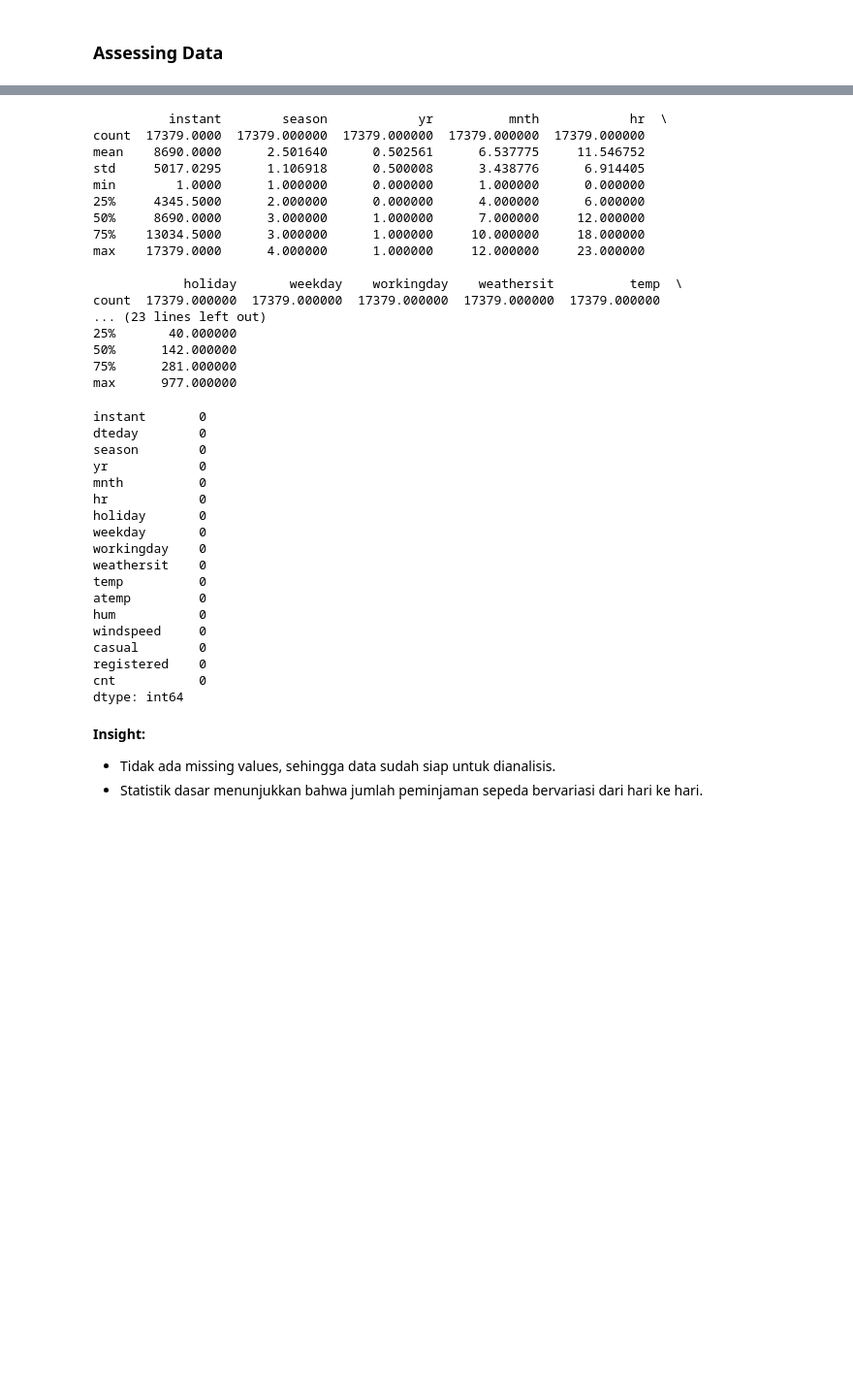
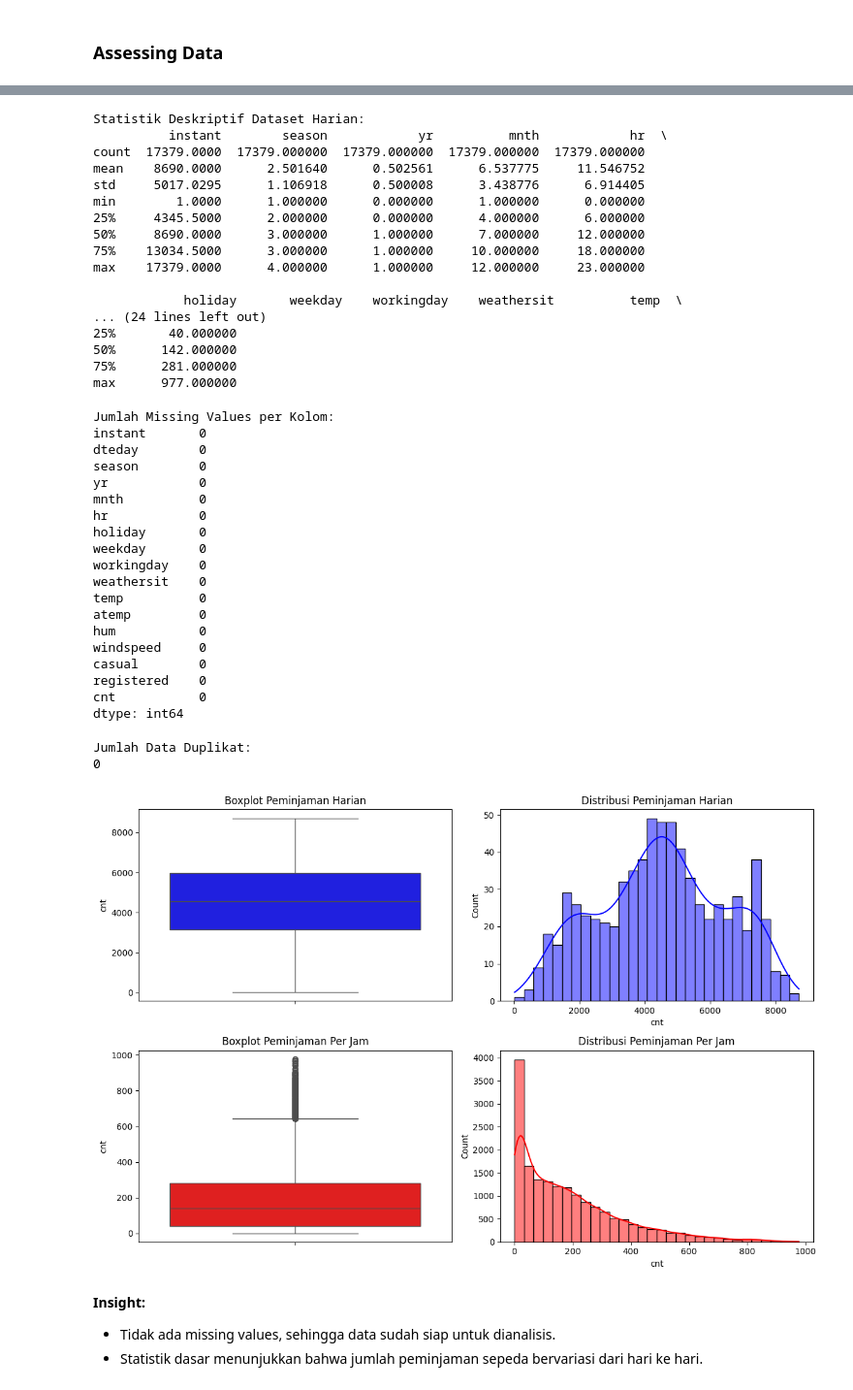
Before and after one commit to RivaroFarrelino/bike-sharing-analysis-dashboard, a Jupyter notebook: notebook.ipynb, the cells around one changed output, grey strips where cells are left out. Shown at 97% size. Saved outputs shown, nothing was run; the diff lists cells and outputs as text; code cells hidden in the pictures; blank space fills up the shorter version.

```diff
--- a/notebook.ipynb
+++ b/notebook.ipynb
@@ -20,8 +20,8 @@ import seaborn as sns
 # %% [markdown]
 ### Gathering Data
 # %%
-day_df = pd.read_csv('/mnt/data/day.csv')
-hour_df = pd.read_csv('/mnt/data/hour.csv')
+day_df = pd.read_csv('/mnt/day.csv')
+hour_df = pd.read_csv('/mnt/hour.csv')
 # %% [markdown]
 **Insight:**
 - Dataset day.csv dan hour.csv telah dimuat ke dalam DataFrame day_df dan hour_df, masing-masing berisi informasi peminjaman harian dan per jam.
@@ -110,6 +164,8 @@ None
 # %%
+print("Statistik Deskriptif Dataset Harian:")
 print(hour_df.describe())
 # %% [output]
+Statistik Deskriptif Dataset Harian:
           instant        season            yr          mnth            hr  \
 count  17379.0000  17379.000000  17379.000000  17379.000000  17379.000000
 mean    8690.0000      2.501640      0.502561      6.537775     11.546752
@@ -121,15 +177,16 @@ min        1.0000      1.000000      0.000000      1.000000      0.000000
 max    17379.0000      4.000000      1.000000     12.000000     23.000000
 
             holiday       weekday    workingday    weathersit          temp  \
-count  17379.000000  17379.000000  17379.000000  17379.000000  17379.000000
-... (23 lines left out)
+... (24 lines left out)
 25%       40.000000
 50%      142.000000
 75%      281.000000
 max      977.000000
 # %%
+print("Jumlah Missing Values per Kolom:")
 print(hour_df.isnull().sum())
 # %% [output]
+Jumlah Missing Values per Kolom:
 instant       0
 dteday        0
 season        0
@@ -148,6 +205,26 @@ casual        0
 registered    0
 cnt           0
 dtype: int64
+# %%
+print("Jumlah Data Duplikat:")
+print(hour_df.duplicated().sum())
+# %% [output]
+Jumlah Data Duplikat:
+0
+# %%
+fig, ax = plt.subplots(2, 2, figsize=(12, 8))
+sns.boxplot(y=day_df['cnt'], ax=ax[0,0], color='blue')
+ax[0,0].set_title('Boxplot Peminjaman Harian')
+sns.histplot(day_df['cnt'], bins=30, kde=True, ax=ax[0,1], color='blue')
+ax[0,1].set_title('Distribusi Peminjaman Harian')
+sns.boxplot(y=hour_df['cnt'], ax=ax[1,0], color='red')
+ax[1,0].set_title('Boxplot Peminjaman Per Jam')
+sns.histplot(hour_df['cnt'], bins=30, kde=True, ax=ax[1,1], color='red')
+ax[1,1].set_title('Distribusi Peminjaman Per Jam')
+plt.tight_layout()
+plt.show()
+# %% [output]
+[figure, added]
 # %% [markdown]
 **Insight:**
 - Tidak ada missing values, sehingga data sudah siap untuk dianalisis.
```
Also changed, not shown: parts of 11 cells of this notebook.
